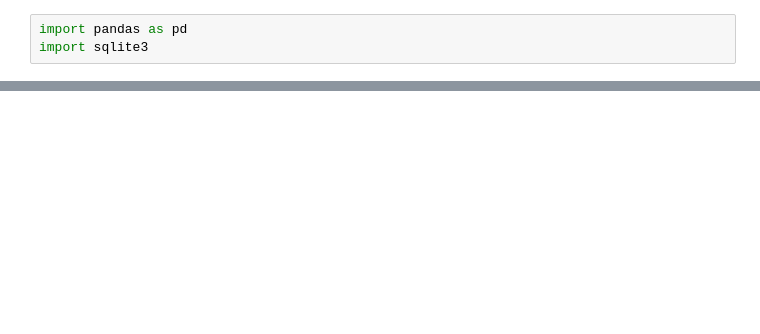
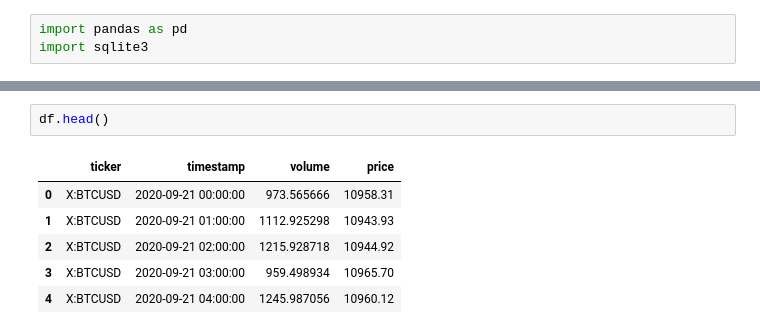
Before and after one commit to bastulli/alpaca_rl_trader, a Jupyter notebook: notebook/sql_testing.ipynb, the cells around one changed output, grey strips where cells are left out. Cells and saved outputs as stored; diff of their text form; blank space fills up the shorter version.

```diff
--- a/notebook/sql_testing.ipynb
+++ b/notebook/sql_testing.ipynb
@@ -54,0 +57,9 @@ plt.show()
+# %%
+df.head()
+# %% [output]
+|  | ticker | timestamp | volume | price |
+| 0 | X:BTCUSD | 2020-09-21 00:00:00 | 973.565666 | 10958.31 |
+| 1 | X:BTCUSD | 2020-09-21 01:00:00 | 1112.925298 | 10943.93 |
+| 2 | X:BTCUSD | 2020-09-21 02:00:00 | 1215.928718 | 10944.92 |
+| 3 | X:BTCUSD | 2020-09-21 03:00:00 | 959.498934 | 10965.70 |
+| 4 | X:BTCUSD | 2020-09-21 04:00:00 | 1245.987056 | 10960.12 |
```
Also changed, not shown: parts of 7 cells of this notebook, 10 other files.
